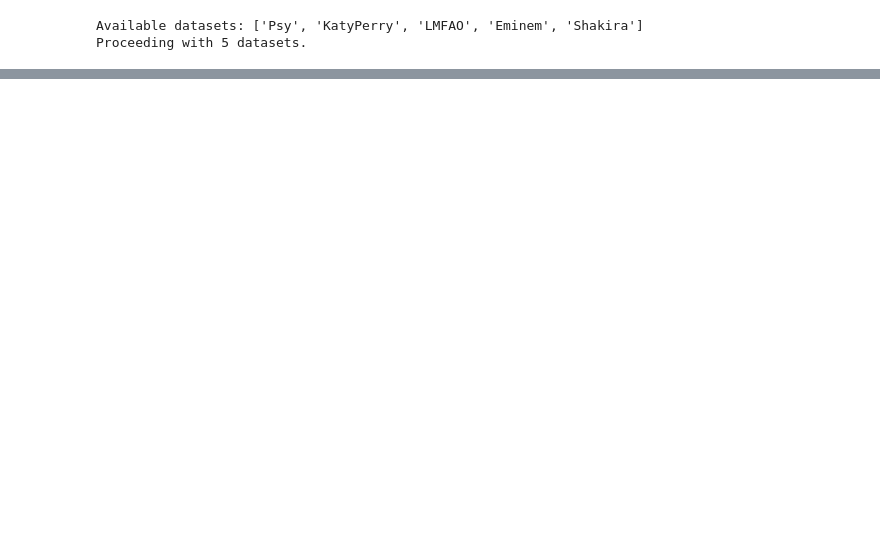
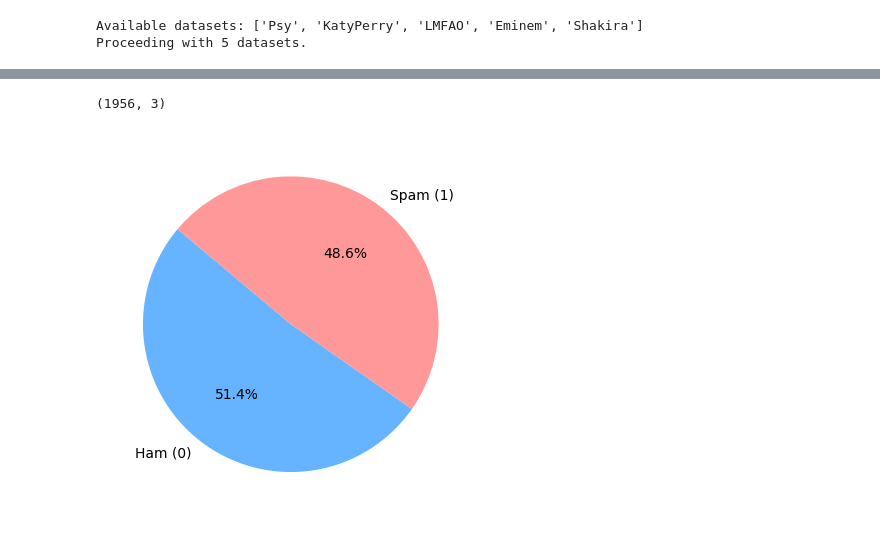
Before and after one commit to lloonnn/YT-Sanitizer, a Jupyter notebook: data_exploration.ipynb, the cells around one changed output, grey strips where cells are left out. Drawn from its saved outputs; the diff is of its cells as text; code cells hidden in the pictures; blank space fills up the shorter version.

```diff
--- a/data_exploration.ipynb
+++ b/data_exploration.ipynb
@@ -98,0 +184,6 @@ dtype: int64
+# %%
+for celeb, df in datasets.items():
+    print(f"Overall class distribution for {celeb}:")
+    print(df['CLASS'].value_counts())
+    print(f'Percentage of spam comments: {df["CLASS"][df["CLASS"]==1].count() / df["CLASS"].count() * 100:.2f}%')
+    print()
@@ -379,0 +262,9 @@ X_combined_v2 = hstack([X_text, X_length_scaled])
+# %%
+df_all.shape
+# %% [output]
+(1956, 3)
+# %%
+plt.pie(df_all['CLASS'].value_counts(), labels=['Ham (0)', 'Spam (1)'], autopct='%1.1f%%', startangle=140, colors=['#66b3ff','#ff9999'])
+plt.show()
+# %% [output]
+[figure, added]
```
Also changed, not shown: parts of 49 cells of this notebook, 1 other file.
